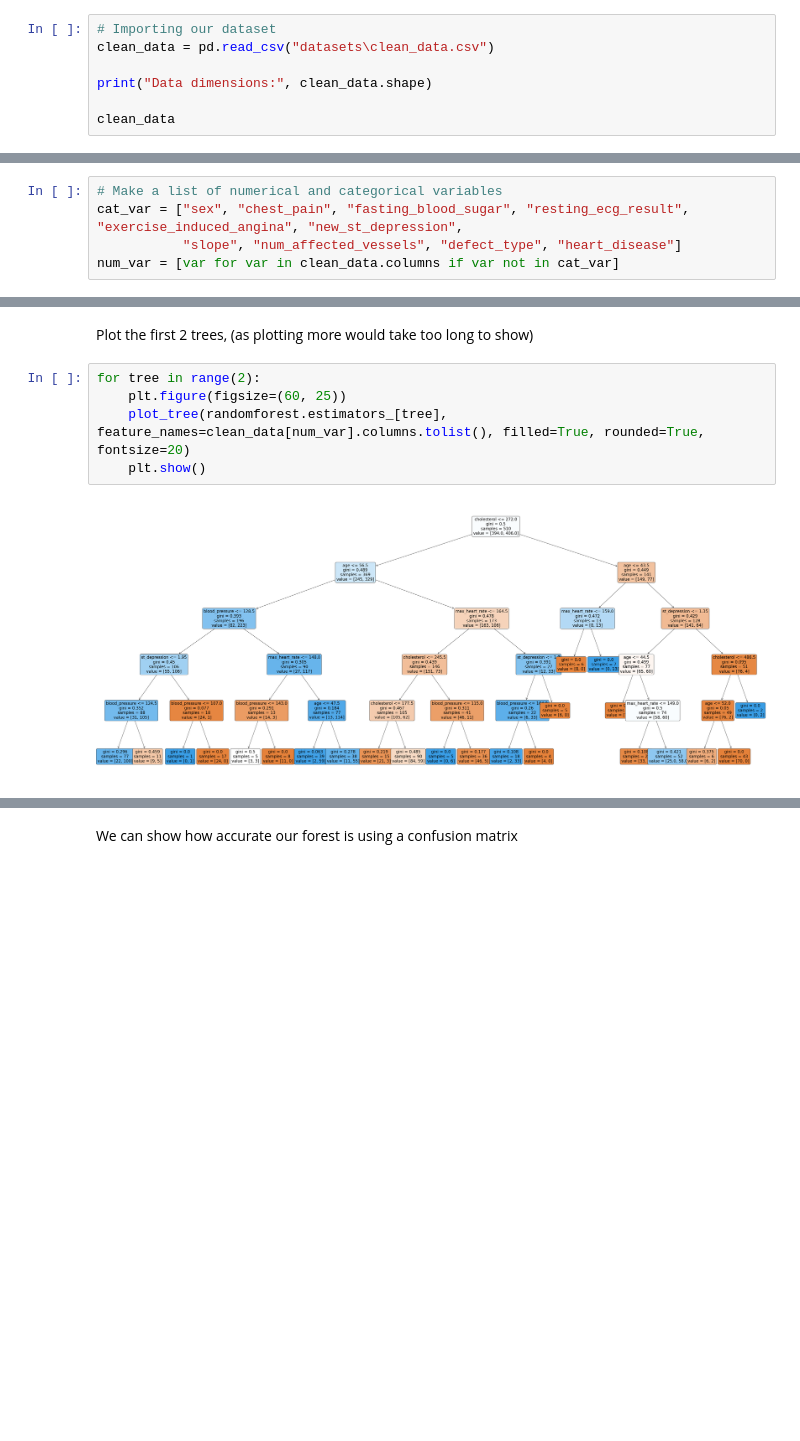
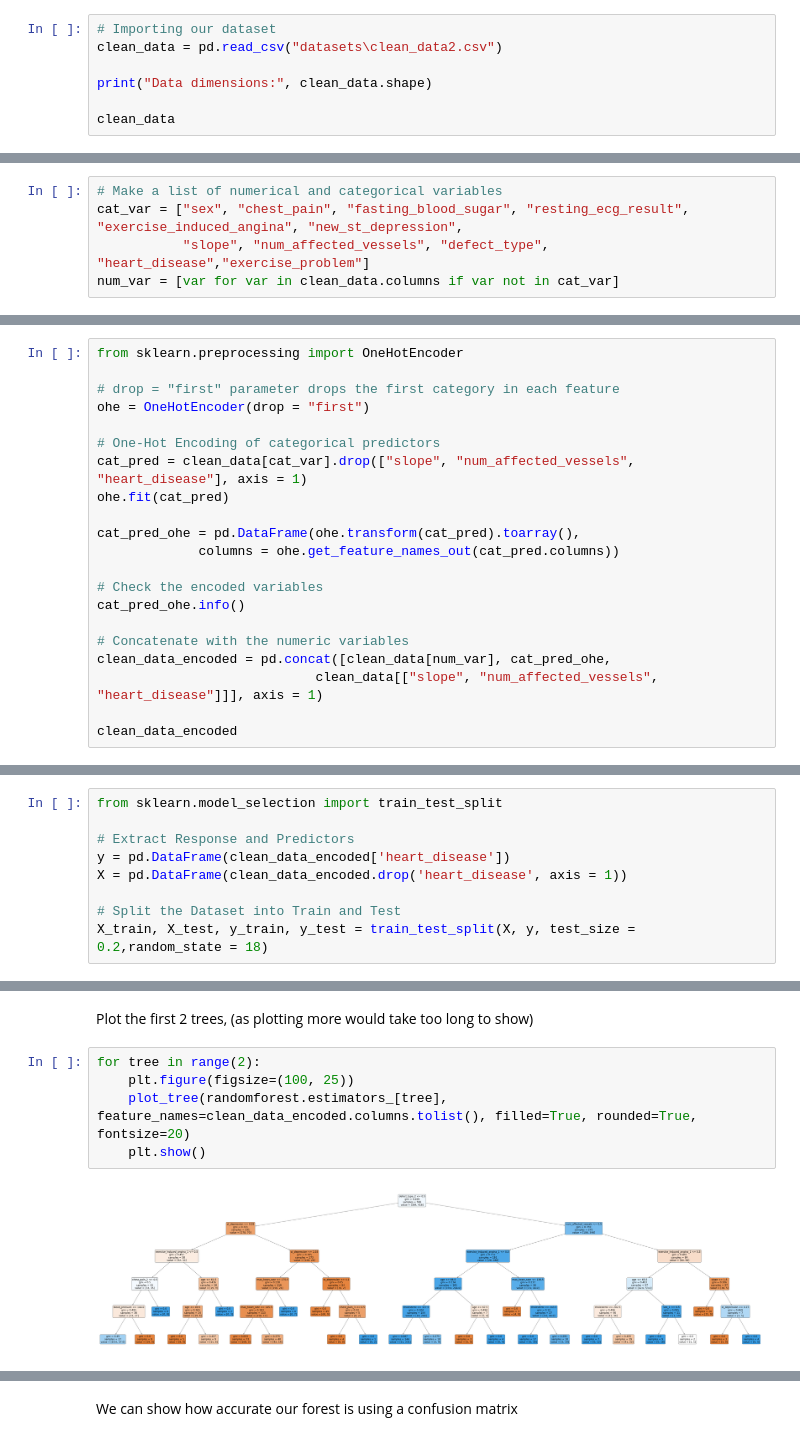
Before and after one commit to brandonleehs/SC1015-proj, a Jupyter notebook: random-forest.ipynb, the cells around one changed output, grey strips where cells are left out. Cells and saved outputs as stored; diff of their text form; blank space fills up the shorter version.

Commit message:
Updated with new parameters/accuracy scores for random-forest

```diff
--- a/random-forest.ipynb
+++ b/random-forest.ipynb
@@ -50,7 +52,7 @@ We will be importing our clean_data.csv dataset that we previously saved.\
 Dataset is a cleaned version of [Heart Disease](https://www.kaggle.com/datasets/johnsmith88/heart-disease-dataset). By David Lapp.
 # %%
 # Importing our dataset
-clean_data = pd.read_csv("datasets\clean_data.csv")
+clean_data = pd.read_csv("datasets\clean_data2.csv")
 
 print("Data dimensions:", clean_data.shape)
 
@@ -73,5 +75,5 @@ Data dimensions: (1000, 15)
 # %%
 # Make a list of numerical and categorical variables
 cat_var = ["sex", "chest_pain", "fasting_blood_sugar", "resting_ecg_result", "exercise_induced_angina", "new_st_depression",
-           "slope", "num_affected_vessels", "defect_type", "heart_disease"]
+           "slope", "num_affected_vessels", "defect_type", "heart_disease","exercise_problem"]
 num_var = [var for var in clean_data.columns if var not in cat_var]
@@ -88,0 +84,21 @@ X_train, X_test, y_train, y_test = train_test_split(clean_data[num_var], clean_d
+# %%
+from sklearn.preprocessing import OneHotEncoder
+
+# drop = "first" parameter drops the first category in each feature
+ohe = OneHotEncoder(drop = "first")
+
+# One-Hot Encoding of categorical predictors
+cat_pred = clean_data[cat_var].drop(["slope", "num_affected_vessels", "heart_disease"], axis = 1)
+ohe.fit(cat_pred)
+
+cat_pred_ohe = pd.DataFrame(ohe.transform(cat_pred).toarray(),
+             columns = ohe.get_feature_names_out(cat_pred.columns))
+
+# Check the encoded variables
+cat_pred_ohe.info()
+
+# Concatenate with the numeric variables
+clean_data_encoded = pd.concat([clean_data[num_var], cat_pred_ohe,
+                            clean_data[["slope", "num_affected_vessels", "heart_disease"]]], axis = 1)
+
+clean_data_encoded
@@ -88,0 +143,9 @@ X_train, X_test, y_train, y_test = train_test_split(clean_data[num_var], clean_d
+# %%
+from sklearn.model_selection import train_test_split
+
+# Extract Response and Predictors
+y = pd.DataFrame(clean_data_encoded['heart_disease'])
+X = pd.DataFrame(clean_data_encoded.drop('heart_disease', axis = 1))
+
+# Split the Dataset into Train and Test
+X_train, X_test, y_train, y_test = train_test_split(X, y, test_size = 0.2,random_state = 18)
@@ -114,8 +237,8 @@ Mean Squared Error: 0.175
 Plot the first 2 trees, (as plotting more would take too long to show)
 # %%
 for tree in range(2):
-    plt.figure(figsize=(60, 25))
-    plot_tree(randomforest.estimators_[tree], feature_names=clean_data[num_var].columns.tolist(), filled=True, rounded=True, fontsize=20)
+    plt.figure(figsize=(100, 25))
+    plot_tree(randomforest.estimators_[tree], feature_names=clean_data_encoded.columns.tolist(), filled=True, rounded=True, fontsize=20)
     plt.show()
 # %% [output]
-[figure, old version]
+[figure, new version]
```
Also changed, not shown: parts of 27 cells of this notebook, 1 other file.
